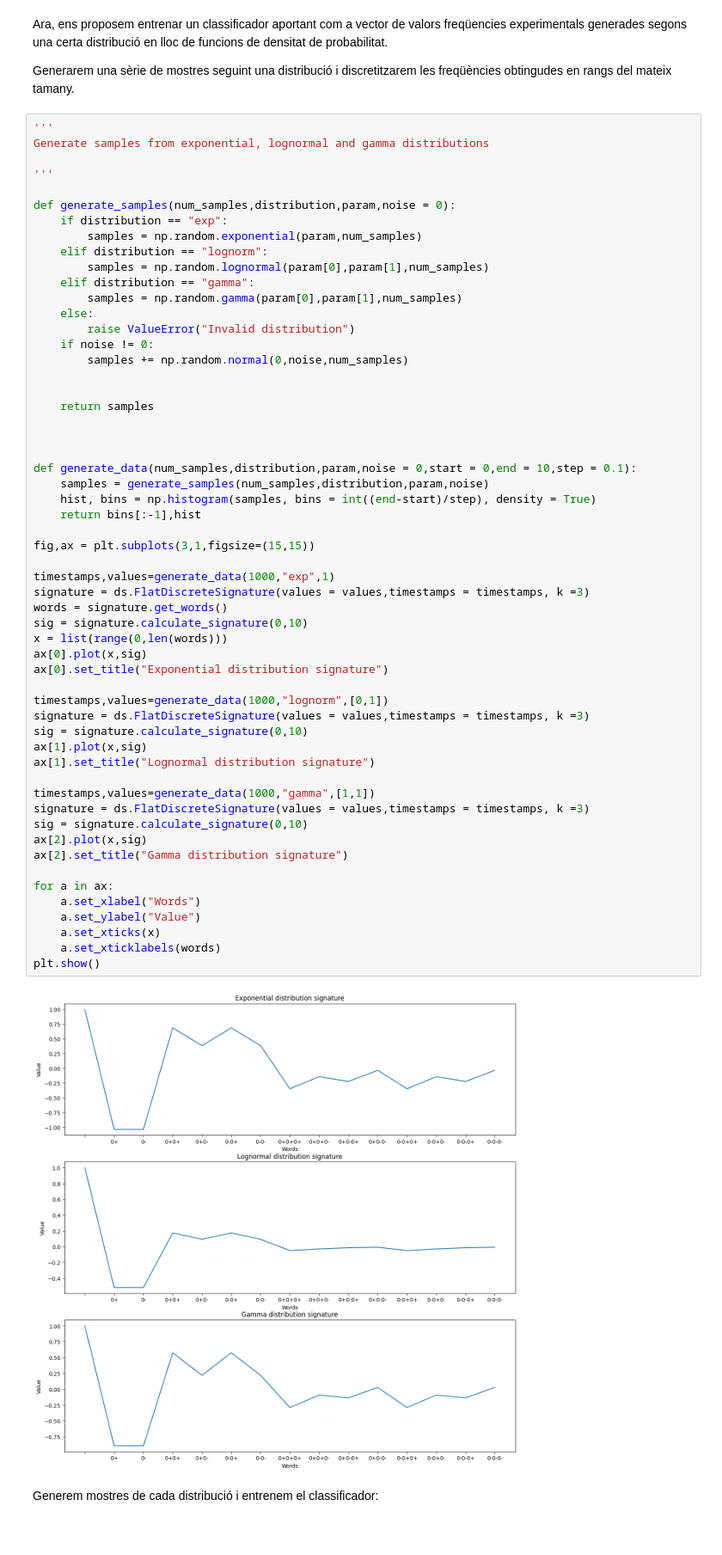
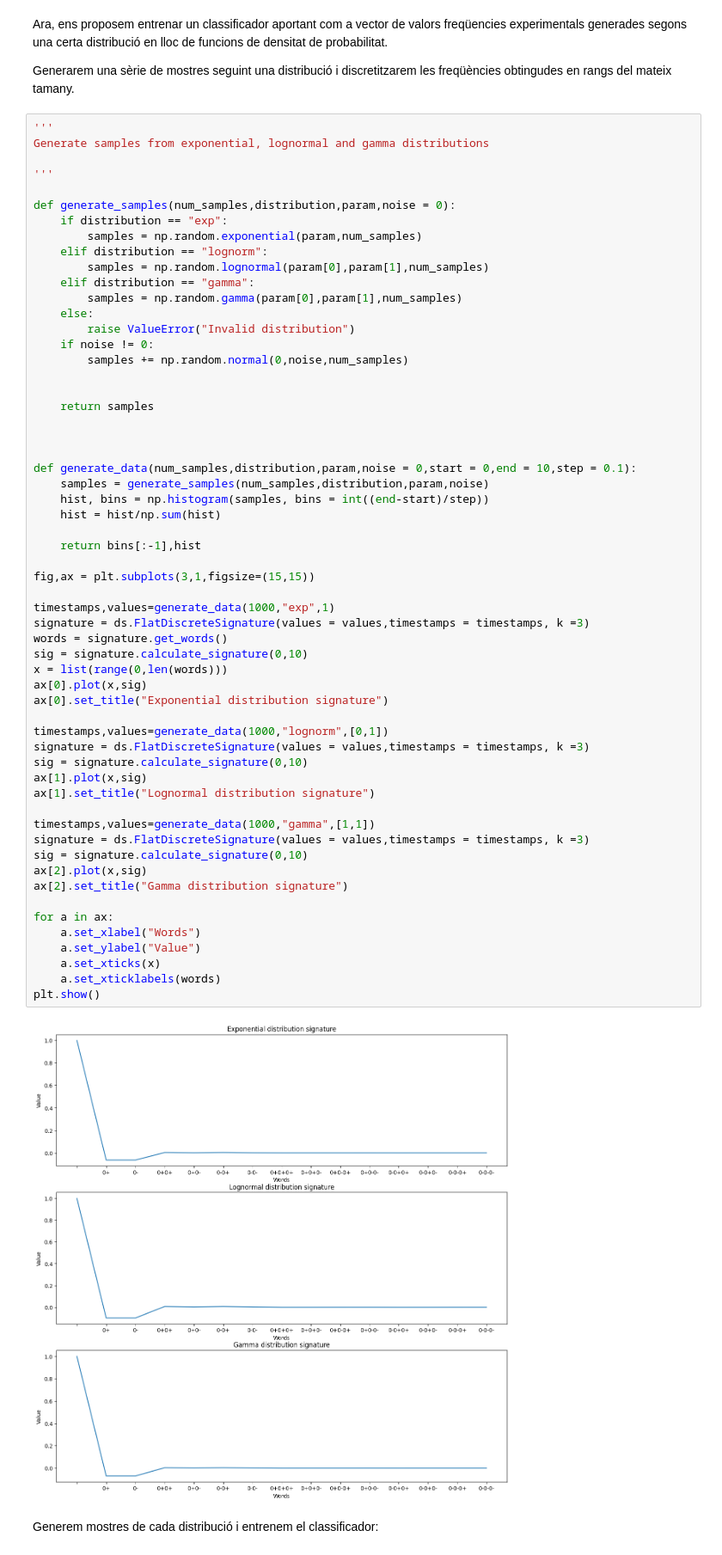
Before and after one commit to fparcerisasv/signature_method, a Jupyter notebook: signatura_exponencial.ipynb, the cells around one changed output. Shown at 86% size. Saved outputs shown, nothing was run; the diff lists cells and outputs as text.

```diff
--- a/signatura_exponencial.ipynb
+++ b/signatura_exponencial.ipynb
@@ -233,39 +233,41 @@ def generate_samples(num_samples,distribution,param,noise = 0):
 
 def generate_data(num_samples,distribution,param,noise = 0,start = 0,end = 10,step = 0.1):
     samples = generate_samples(num_samples,distribution,param,noise)
-    hist, bins = np.histogram(samples, bins = int((end-start)/step), density = True)
+    hist, bins = np.histogram(samples, bins = int((end-start)/step))
+    hist = hist/np.sum(hist)
+
     return bins[:-1],hist
 
 fig,ax = plt.subplots(3,1,figsize=(15,15))
 
 timestamps,values=generate_data(1000,"exp",1)
 signature = ds.FlatDiscreteSignature(values = values,timestamps = timestamps, k =3)
 words = signature.get_words()
 sig = signature.calculate_signature(0,10)
 x = list(range(0,len(words)))
 ax[0].plot(x,sig)
 ax[0].set_title("Exponential distribution signature")
 
 timestamps,values=generate_data(1000,"lognorm",[0,1])
 signature = ds.FlatDiscreteSignature(values = values,timestamps = timestamps, k =3)
 sig = signature.calculate_signature(0,10)
 ax[1].plot(x,sig)
 ax[1].set_title("Lognormal distribution signature")
 
 timestamps,values=generate_data(1000,"gamma",[1,1])
 signature = ds.FlatDiscreteSignature(values = values,timestamps = timestamps, k =3)
 sig = signature.calculate_signature(0,10)
 ax[2].plot(x,sig)
 ax[2].set_title("Gamma distribution signature")
 
 for a in ax:
     a.set_xlabel("Words")
     a.set_ylabel("Value")
     a.set_xticks(x)
     a.set_xticklabels(words)
 plt.show()
 # %% [output]
-[figure, old version]
+[figure, new version]
 # %% [markdown]
 Generem mostres de cada distribució i entrenem el classificador:
 # %%
```
Also changed, not shown: parts of 5 cells of this notebook, 16 other files.
